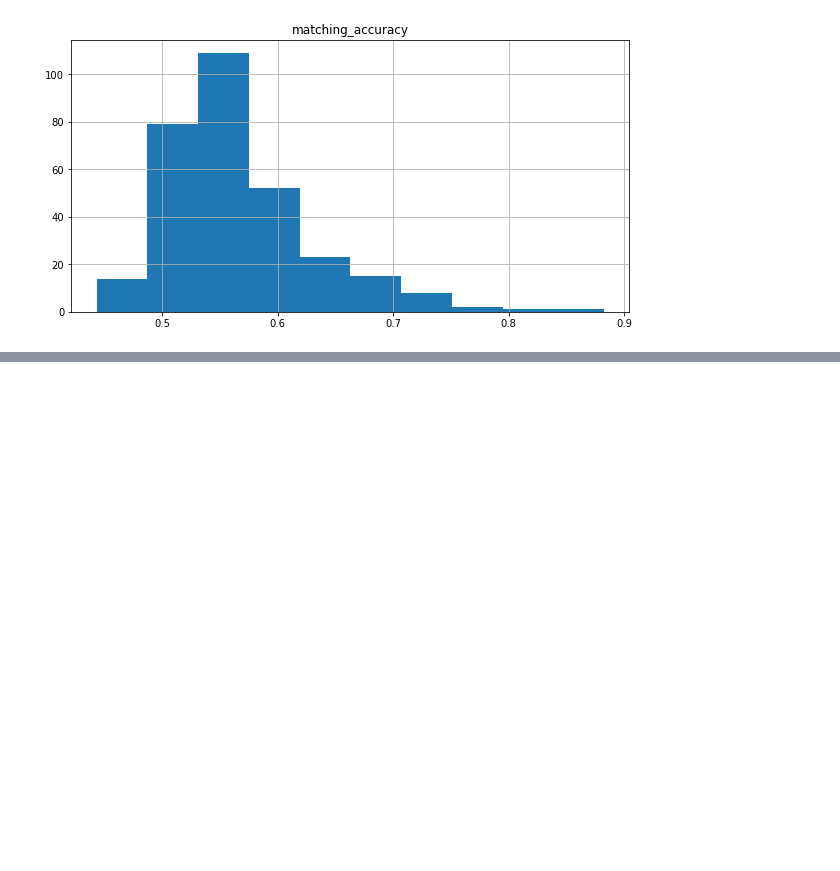
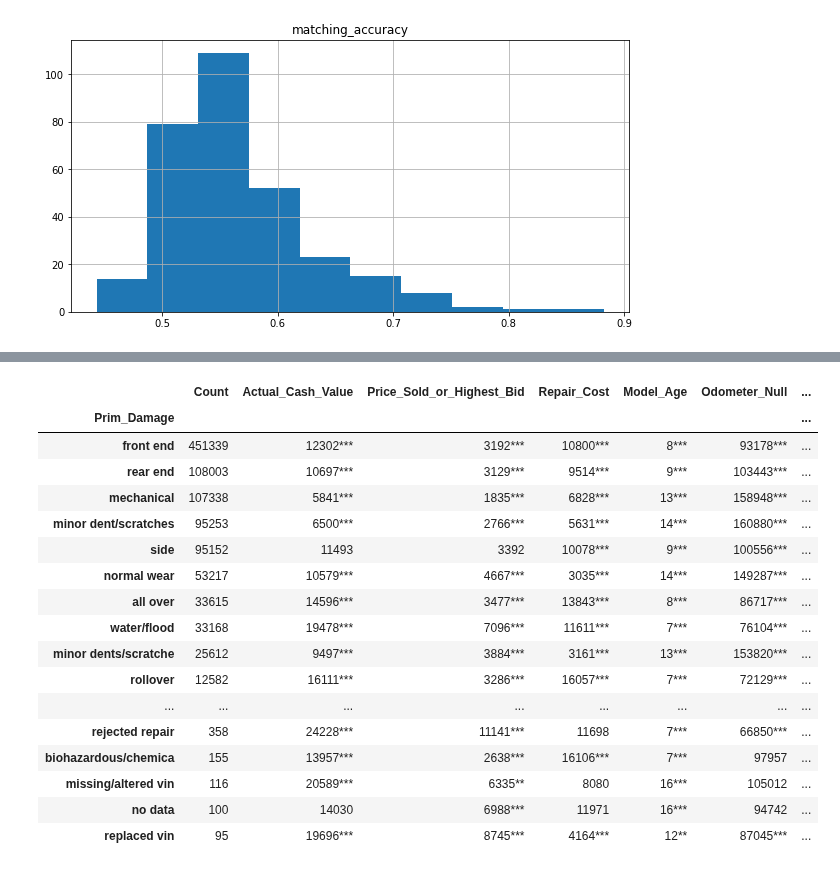
Before and after one commit to erv4gen/Research-Salvage-Autos, a Jupyter notebook: SA-Analysis.ipynb, the cells around one changed output, grey strips where cells are left out. Saved outputs shown, nothing was run; the diff lists cells and outputs as text; code cells hidden in the pictures; blank space fills up the shorter version.

```diff
--- a/SA-Analysis.ipynb
+++ b/SA-Analysis.ipynb
@@ -533,0 +512,28 @@ match_acc_df.describe()
+# %%
+'''
+Table 4 - Conditioned on prim damage
+
+'''
+
+on_Prim_Damage =cond_on(on='Prim_Damage')
+save_table(on_Prim_Damage,'Conditioned on Prim Damage')
+on_Prim_Damage
+# %% [output]
+|  | Count | Actual_Cash_Value | Price_Sold_or_Highest_Bid | Repair_Cost | Model_Age | Odometer_Null | ... |
+| Prim_Damage |  |  |  |  |  |  | ... |
+| front end | 451339 | 12302*** | 3192*** | 10800*** | 8*** | 93178*** | ... |
+| rear end | 108003 | 10697*** | 3129*** | 9514*** | 9*** | 103443*** | ... |
+| mechanical | 107338 | 5841*** | 1835*** | 6828*** | 13*** | 158948*** | ... |
+| minor dent/scratches | 95253 | 6500*** | 2766*** | 5631*** | 14*** | 160880*** | ... |
+| side | 95152 | 11493 | 3392 | 10078*** | 9*** | 100556*** | ... |
+| normal wear | 53217 | 10579*** | 4667*** | 3035*** | 14*** | 149287*** | ... |
+| all over | 33615 | 14596*** | 3477*** | 13843*** | 8*** | 86717*** | ... |
+| water/flood | 33168 | 19478*** | 7096*** | 11611*** | 7*** | 76104*** | ... |
+| minor dents/scratche | 25612 | 9497*** | 3884*** | 3161*** | 13*** | 153820*** | ... |
+| rollover | 12582 | 16111*** | 3286*** | 16057*** | 7*** | 72129*** | ... |
+| ... | ... | ... | ... | ... | ... | ... | ... |
+| rejected repair | 358 | 24228*** | 11141*** | 11698 | 7*** | 66850*** | ... |
+| biohazardous/chemica | 155 | 13957*** | 2638*** | 16106*** | 7*** | 97957 | ... |
+| missing/altered vin | 116 | 20589*** | 6335** | 8080 | 16*** | 105012 | ... |
+| no data | 100 | 14030 | 6988*** | 11971 | 16*** | 94742 | ... |
+| replaced vin | 95 | 19696*** | 8745*** | 4164*** | 12** | 87045*** | ... |
```
Also changed, not shown: parts of 37 cells of this notebook, 4 other files.
